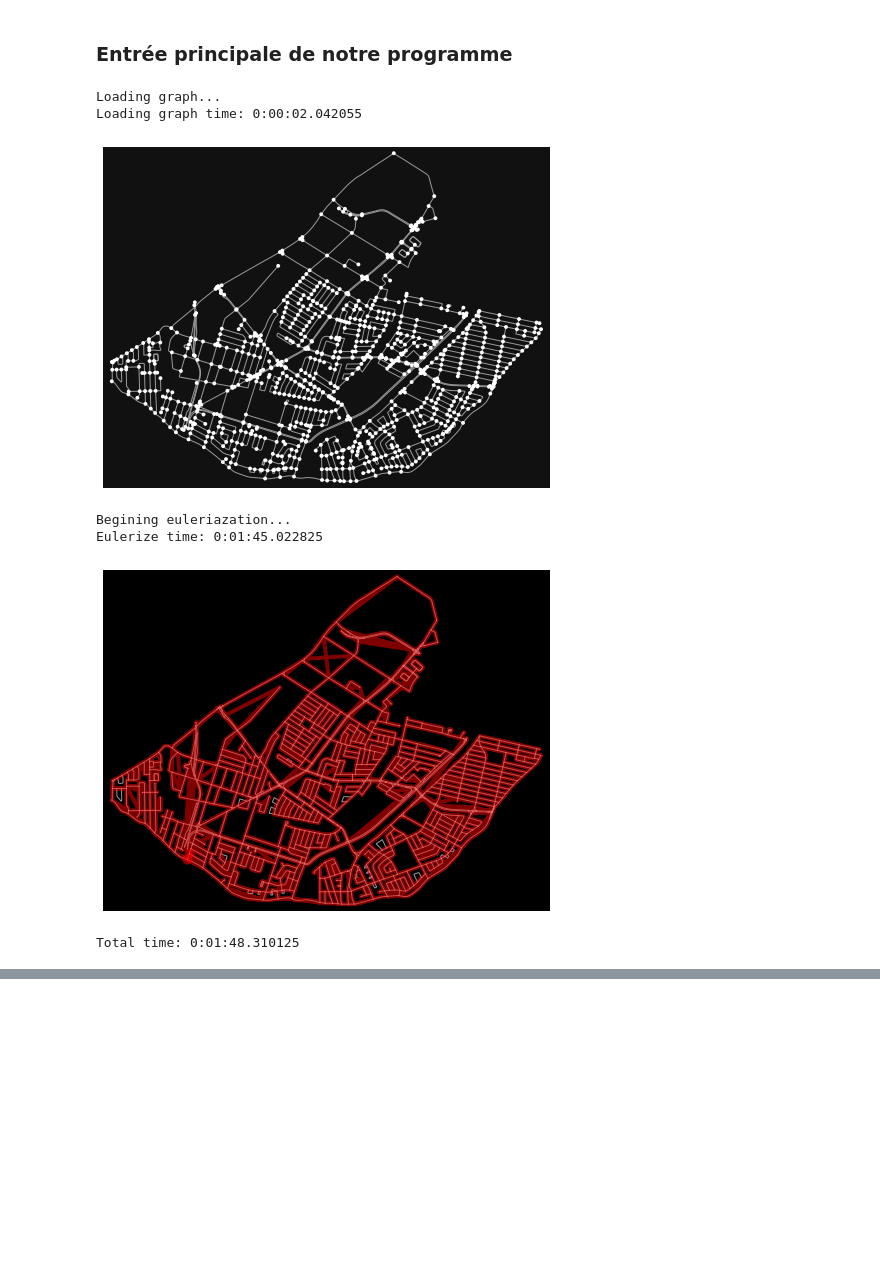
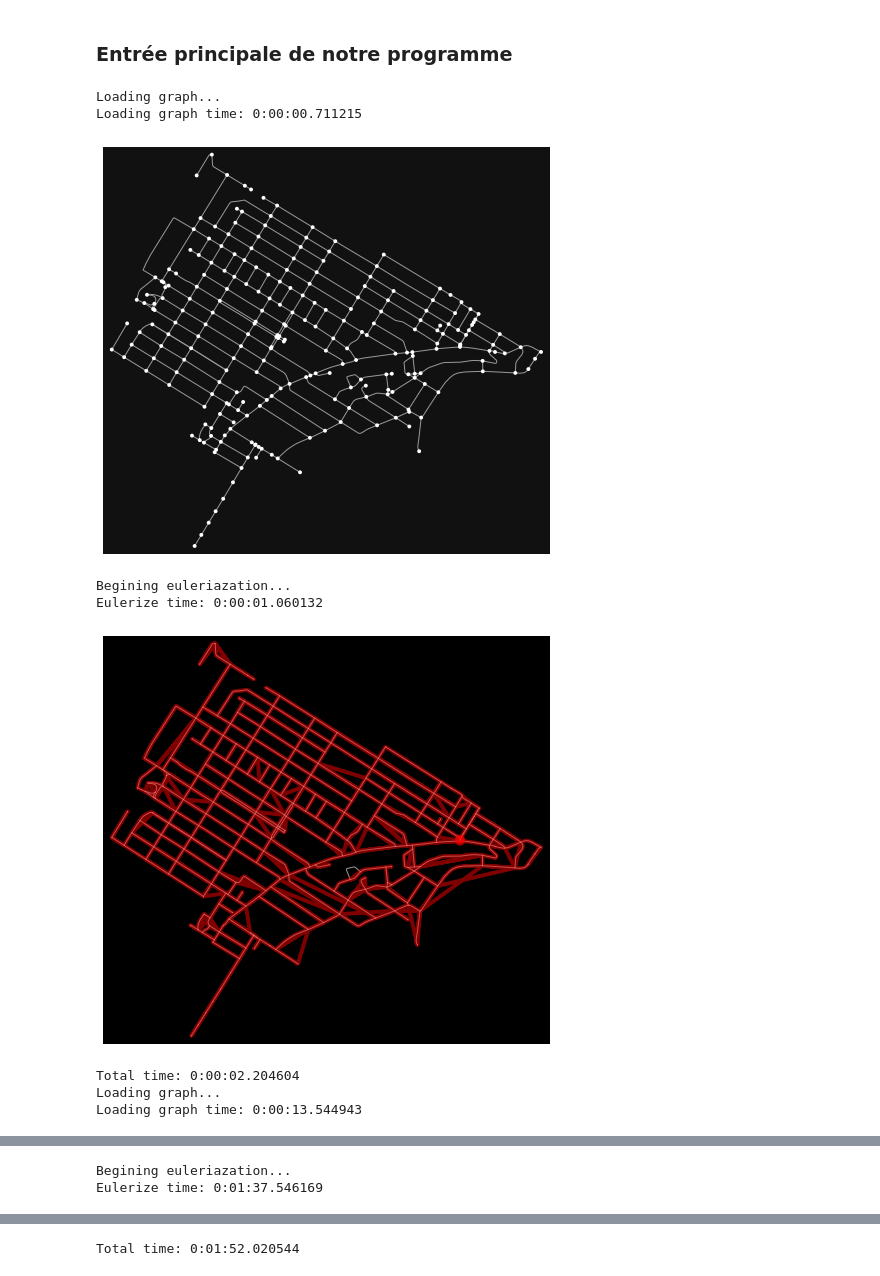
Before and after one commit to AlexPoiron/DrillMontreal, a Jupyter notebook: real_case/drone.ipynb, the cells around one changed output, grey strips where cells are left out. Cells and saved outputs as stored; diff of their text form; code cells hidden in the pictures; blank space fills up the shorter version.

```diff
--- a/real_case/drone.ipynb
+++ b/real_case/drone.ipynb
@@ -16,11 +15,11 @@ La fonction `loadingGraph` prend en paramètre _`neighborhood`_ le quartier, _`c
 
 Pour le parcours du drone on utilise un graphe non orienté puisque cela nous sera utile plus tard pour rendre notre graphe eulérien. Ensuite, on return notre graphe.
 # %%
-def loadingGraph(neighborhood, city, country):
+def loadingGraph(neighborhood, city, country, road_type):
     if (neighborhood):
-        G = ox.graph_from_place(neighborhood + ", " + city + ", " + country, network_type='drive', simplify=True).to_undirected()
+        G = ox.graph_from_place(neighborhood + ", " + city + ", " + country, network_type=road_type, simplify=True).to_undirected()
     else:
-        G = ox.graph_from_place(city + ", " + country, network_type='drive', simplify=True).to_undirected()
+        G = ox.graph_from_place(city + ", " + country, network_type=road_type, simplify=True).to_undirected()
     G = nx.convert_node_labels_to_integers(G)
     return G
 # %% [markdown]
@@ -73,12 +72,12 @@ def pretty_printGPS(GPS):
 ### **6 - Fonction principale**
 Cette fonction prend en paramètre les informations de localisation et différents booléens qui sont des options d'affichage graphique de sinformations (la carte, le chemin du drone, le chemin gps). On utilise aussi la librairie **`datetime`** pour afficher le temps d'éxécution des différents modules de notre programme.
 # %%
-def main(neighborhood, city, country, print_gps, print_map, print_drone):
+def main(neighborhood, city, country, road_type, print_gps, print_map, print_drone):
 
     #Graph Loading
     begin_load = datetime.datetime.now()
     print(Fore.GREEN + Style.BRIGHT + "Loading graph..." + Style.RESET_ALL)
-    G = loadingGraph(neighborhood,city,country)
+    G = loadingGraph(neighborhood, city, country, road_type)
     print(Fore.BLUE + Style.BRIGHT + "Loading graph time: " + str(datetime.datetime.now() - begin_load))
     if (print_map):
         fig, ax = ox.plot_graph(ox.project_graph(G))
@@ -86,7 +85,7 @@ def main(neighborhood, city, country, print_gps, print_map, print_drone):
 
     #Eulerize Graph
     begin_euler = datetime.datetime.now()
-    print(Fore.GREEN + Style.BRIGHT + "Begining euleriazation...")
+    print(Fore.GREEN + Style.BRIGHT + "Beginning eulerization...")
     H = nx.eulerize(G)
     print(Fore.BLUE + Style.BRIGHT + "Eulerize time: " + str(datetime.datetime.now() - begin_euler))
 
@@ -104,12 +103,15 @@ def main(neighborhood, city, country, print_gps, print_map, print_drone):
 # %% [markdown]
 ### **Entrée principale de notre programme**
 # %%
-main("LaSalle", "Montreal", "Canada", False, True, True)
+main("Outremont", "Montreal", "Canada", "drive", False, True, True)
+main("Outremont", "Montreal", "Canada", "walk", False, True, True)
 # %% [output]
 Loading graph...
-Loading graph time: 0:00:02.042055
+Loading graph time: 0:00:00.711215
-[figure, old version]
+[figure, new version]
 Begining euleriazation...
-Eulerize time: 0:01:45.022825
+Eulerize time: 0:00:01.060132
-[figure, old version]
+[figure, new version]
-Total time: 0:01:48.310125
+Total time: 0:00:02.204604
+Loading graph...
+Loading graph time: 0:00:13.544943
@@ -115,0 +119,2 @@ Total time: 0:01:48.310125
+Begining euleriazation...
+Eulerize time: 0:01:37.546169
@@ -115,0 +122 @@ Total time: 0:01:48.310125
+Total time: 0:01:52.020544
```
Also changed, not shown: parts of 2 cells of this notebook, 6 other files.
